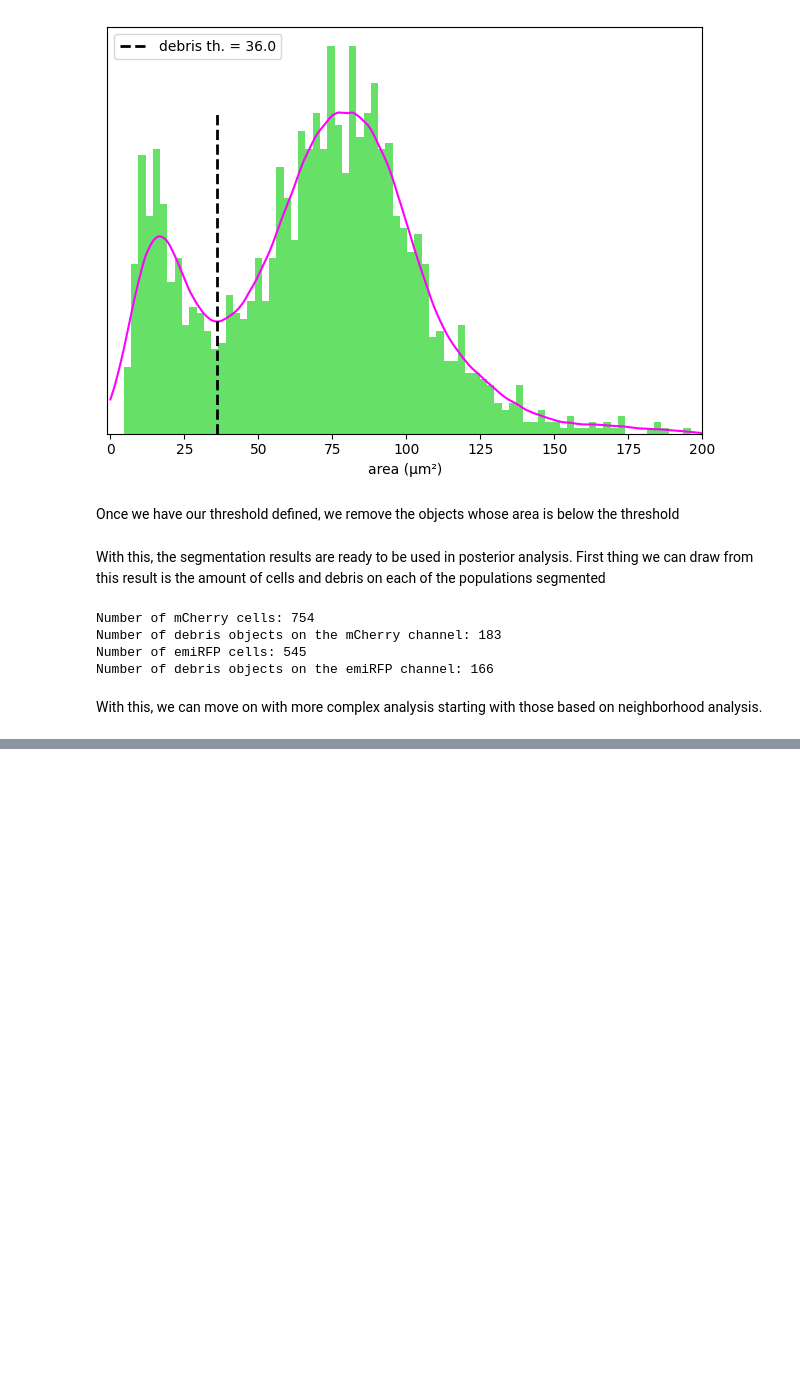
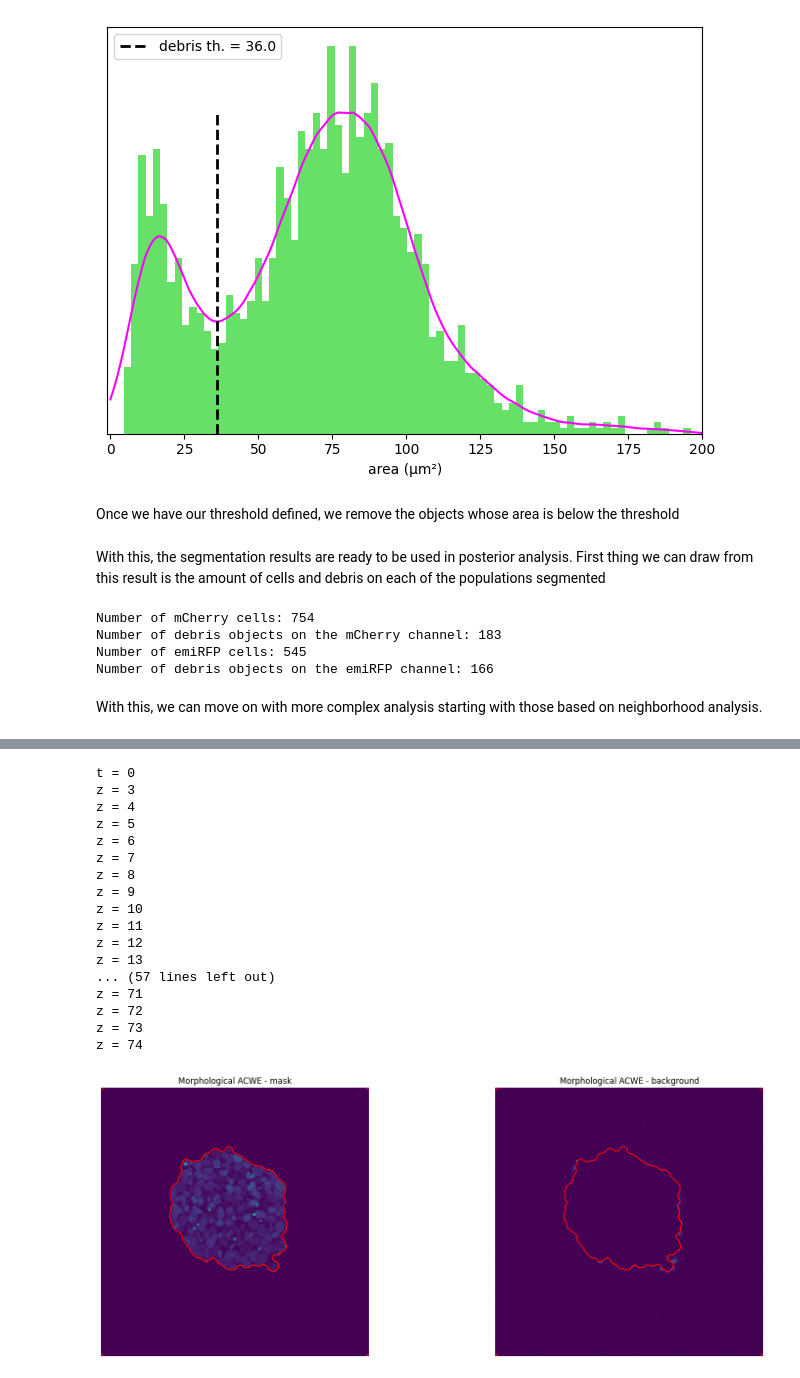
Before and after one commit to stembryo-lab/cell_competition_gastruloids, a Jupyter notebook: image-analysis/examples/example1.ipynb, the cells around one changed output, grey strips where cells are left out. Cells and saved outputs as stored; diff of their text form; code cells hidden in the pictures; blank space fills up the shorter version.

```diff
--- a/image-analysis/examples/example1.ipynb
+++ b/image-analysis/examples/example1.ipynb
@@ -289,0 +484,55 @@ With this, we can move on with more complex analysis starting with those based o
+# %%
+from qlivecell import EmbryoSegmentation, tif_reader_5D
+hyperstack, metadata = tif_reader_5D(path_to_data)
+ch_F3 = channel_names.index("F3")
+ch_A12 = channel_names.index("A12")
+channels_seg = np.array([ch_A12, ch_F3])
+hyperstack_seg = np.sum(hyperstack[:,:,channels_seg, :, :].astype("int32"), axis=2)
+
+centers = []
+for cell in CT_F3.jitcells:
+    centers.append(cell.centers[0])
+for cell in CT_A12.jitcells:
+    centers.append(cell.centers[0])
+centers = np.array(centers)
+
+minz = int(np.min(centers[:,0]))
+maxz = int(np.max(centers[:,0]))
+z_plot = np.rint(hyperstack_seg.shape[1]/2).astype("int64")
+
+ES = EmbryoSegmentation(
+        hyperstack_seg,
+        ksize=5,
+        ksigma=20,
+        binths=7.5,
+        apply_biths_to_zrange_only=False,
+        checkerboard_size=10,
+        num_inter=100,
+        smoothing=20,
+        trange=None,
+        zrange=range(minz, maxz+1),
+        mp_threads=1,
+    )
+
+ES(hyperstack_seg)
+ES.plot_segmentation(0, z_plot)
+plt.show()
+# %% [output]
+t = 0
+z = 3
+z = 4
+z = 5
+z = 6
+z = 7
+z = 8
+z = 9
+z = 10
+z = 11
+z = 12
+z = 13
+... (57 lines left out)
+z = 71
+z = 72
+z = 73
+z = 74
+[figure, added]
```
Also changed, not shown: parts of 25 cells of this notebook, 9 other files.
